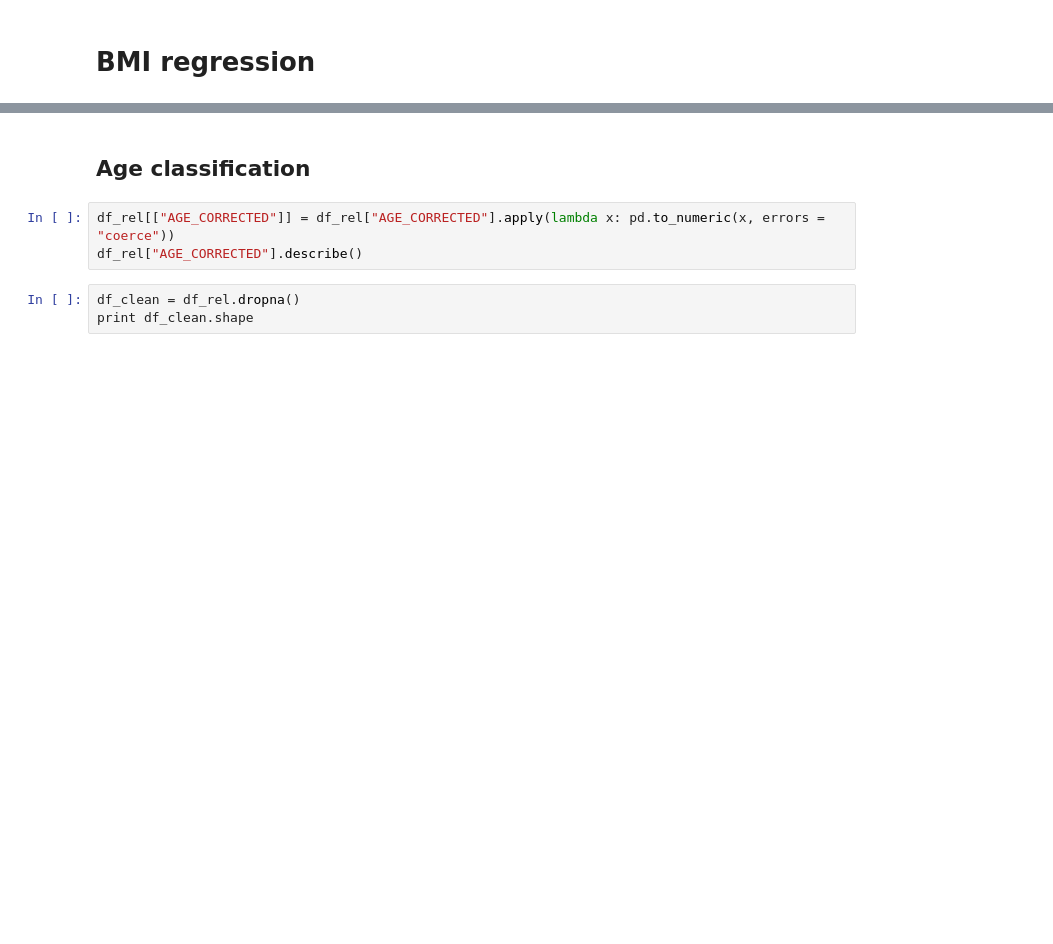
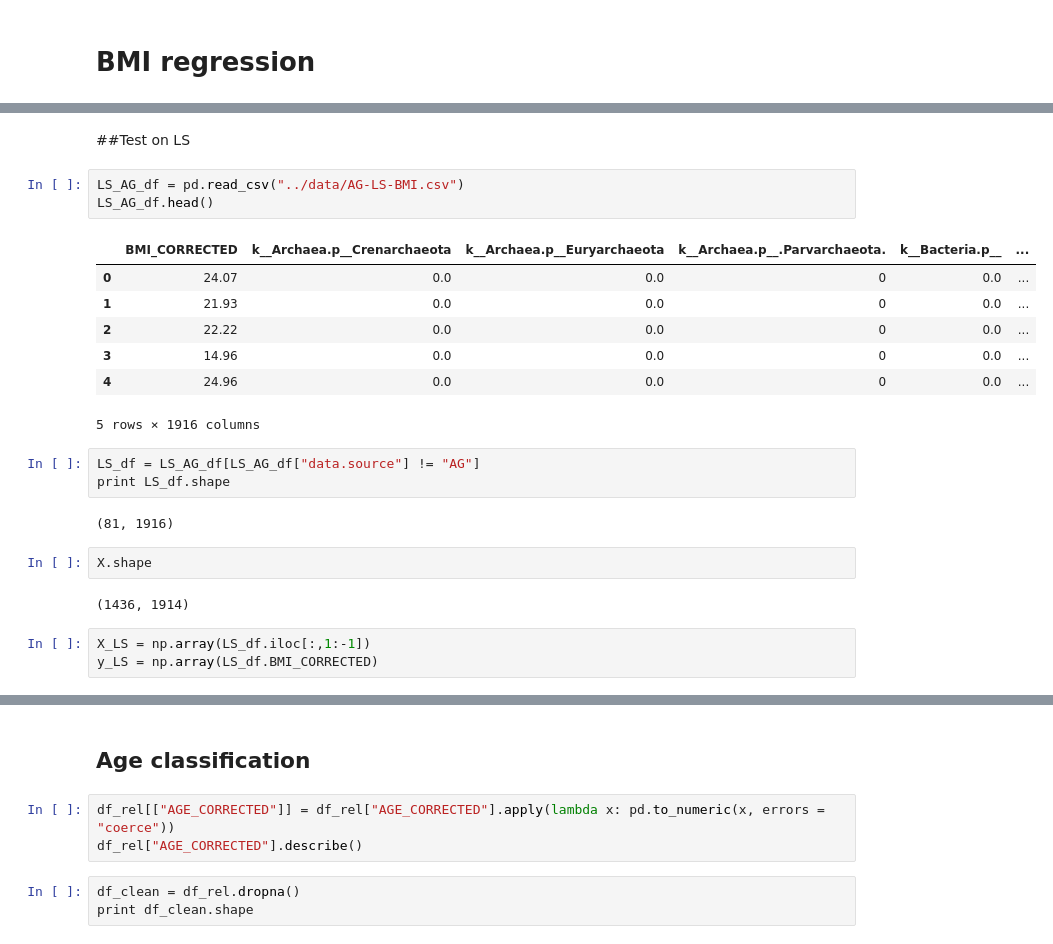
Before and after one commit to myazdani/microbiome-regression, a Jupyter notebook: scripts/AG-regressions.ipynb, the cells around one changed output, grey strips where cells are left out. Saved outputs shown, nothing was run; the diff lists cells and outputs as text; blank space fills up the shorter version.

```diff
--- a/scripts/AG-regressions.ipynb
+++ b/scripts/AG-regressions.ipynb
@@ -148,0 +170,25 @@ plt.plot(np.log10(1e-8+X_train[:,1067]), y_train, '.')
+# %% [markdown]
+##Test on LS
+# %%
+LS_AG_df = pd.read_csv("../data/AG-LS-BMI.csv")
+LS_AG_df.head()
+# %% [output]
+|  | BMI_CORRECTED | k__Archaea.p__Crenarchaeota | k__Archaea.p__Euryarchaeota | k__Archaea.p__.Parvarchaeota. | k__Bacteria.p__ | ... |
+| 0 | 24.07 | 0.0 | 0.0 | 0 | 0.0 | ... |
+| 1 | 21.93 | 0.0 | 0.0 | 0 | 0.0 | ... |
+| 2 | 22.22 | 0.0 | 0.0 | 0 | 0.0 | ... |
+| 3 | 14.96 | 0.0 | 0.0 | 0 | 0.0 | ... |
+| 4 | 24.96 | 0.0 | 0.0 | 0 | 0.0 | ... |
+5 rows × 1916 columns
+# %%
+LS_df = LS_AG_df[LS_AG_df["data.source"] != "AG"]
+print LS_df.shape
+# %% [output]
+(81, 1916)
+# %%
+X.shape
+# %% [output]
+(1436, 1914)
+# %%
+X_LS = np.array(LS_df.iloc[:,1:-1])
+y_LS = np.array(LS_df.BMI_CORRECTED)
```
Also changed, not shown: parts of 82 cells of this notebook, 2 other files.
